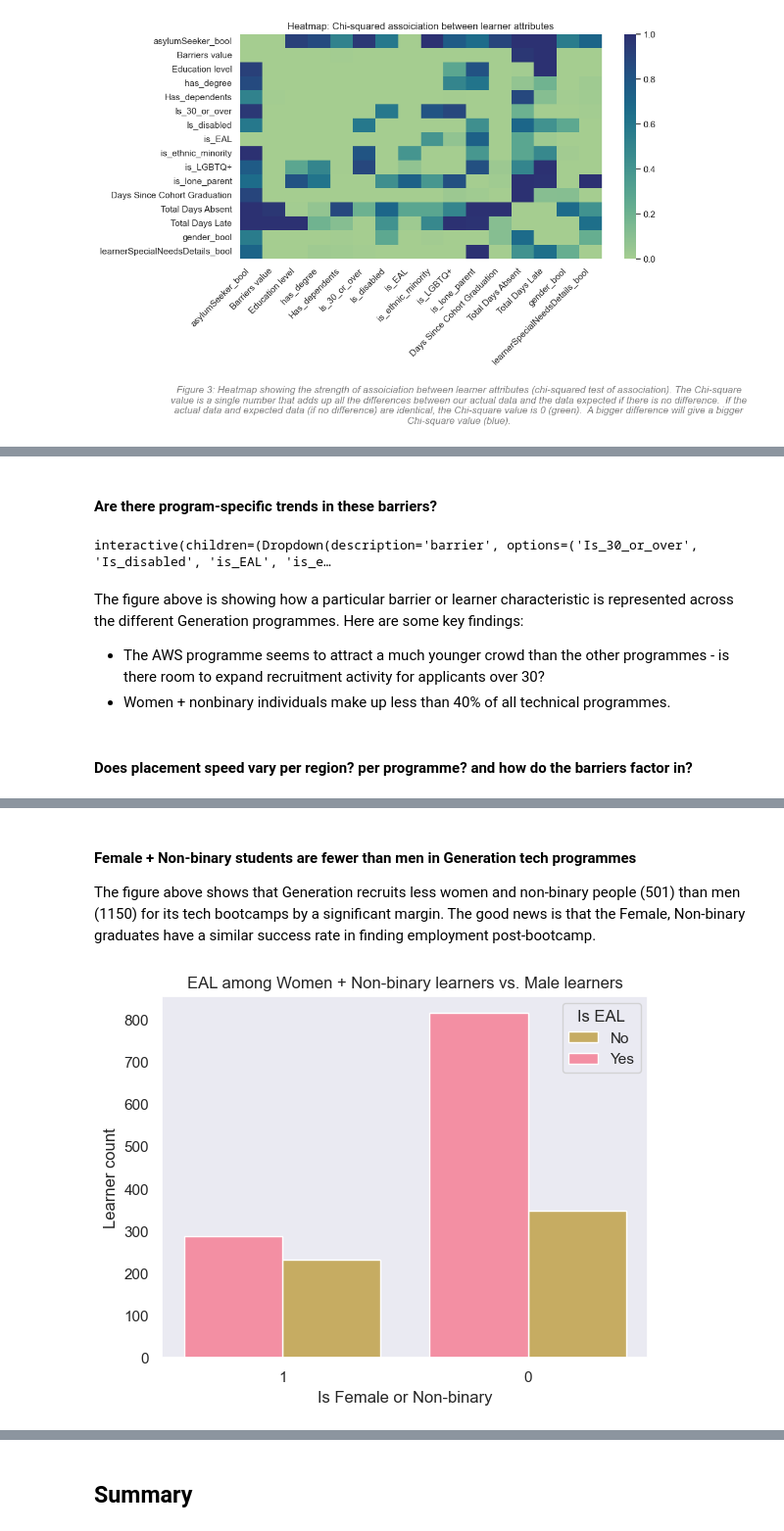
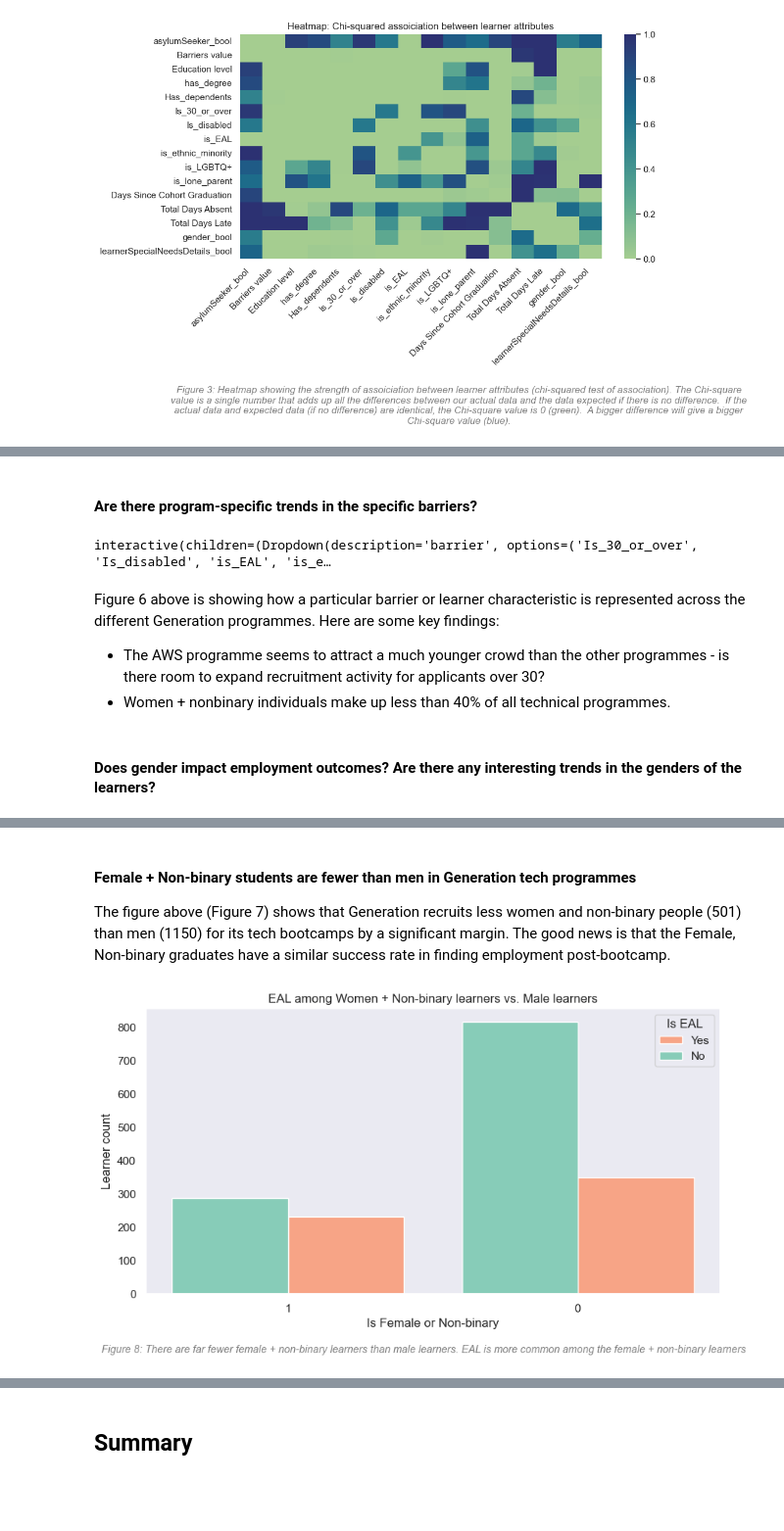
Before and after one commit to Meg-Guidry/Codeop_individul_project, a Jupyter notebook: Codeop_individual_proj_final.ipynb, the cells around one changed output, grey strips where cells are left out. Shown at 98% size. Cells and saved outputs as stored; diff of their text form; code cells hidden in the pictures; blank space fills up the shorter version.

```diff
--- a/Codeop_individual_proj_final.ipynb
+++ b/Codeop_individual_proj_final.ipynb
@@ -124,7 +125,7 @@ NOTE: The feature "Barriers value" is a count of all the barriers metrics that d
 plt.figure(figsize=(10, 5))
 sns.set_theme
 sns.set_style("dark")
-sns.set_palette("husl")
+sns.set_palette("Set2")
 
 sns.histplot(data= gen_df,
              x="Barriers value"
@@ -276,5 +301,5 @@ plt.show()
 # %% [markdown]
-#### Are there program-specific trends in these barriers?
+#### Are there program-specific trends in the specific barriers?
 # %%
 # Create a stacked bar chart:
 
@@ -324,11 +349,11 @@ def stacked_barchart(barrier=["Is_30_or_over",
 # %% [output]
 interactive(children=(Dropdown(description='barrier', options=('Is_30_or_over', 'Is_disabled', 'is_EAL', 'is_e…
 # %% [markdown]
-The figure above is showing how a particular barrier or learner characteristic is represented across the different Generation programmes. Here are some key findings:
+Figure 6 above is showing how a particular barrier or learner characteristic is represented across the different Generation programmes. Here are some key findings:
 - The AWS programme seems to attract a much younger crowd than the other programmes - is there room to expand recruitment activity for applicants over 30?
 - Women + nonbinary individuals make up less than 40% of all technical programmes.
 # %% [markdown]
-#### Does placement speed vary per region? per programme? and how do the barriers factor in?
+#### Does gender impact employment outcomes? Are there any interesting trends in the genders of the learners?
 # %%
 def Sankey_data_preprocessing(feature_list, data, stop_points = None):
     # replace with feature_list
@@ -401,20 +426,23 @@ Sankey_plot(source_, target_, value_, labels=labels, title_text_= "Employment ou
 [interactive output not drawn]
 # %% [markdown]
 #### Female + Non-binary students are fewer than men in Generation tech programmes
-The figure above shows that Generation recruits less women and non-binary people (501) than men (1150) for its tech bootcamps by a significant margin. The good news is that the Female, Non-binary graduates have a similar success rate in finding employment post-bootcamp.
+The figure above (Figure 7) shows that Generation recruits less women and non-binary people (501) than men (1150) for its tech bootcamps by a significant margin. The good news is that the Female, Non-binary graduates have a similar success rate in finding employment post-bootcamp.
 # %%
 # How does EAL relate to post-bootcamp placement?
+plt.figure(figsize=(10, 5))
 
 sns.histplot(x=gen_df["gender_bool"].astype(str),
              hue=gen_df["is_EAL"],
              multiple="dodge",
              shrink=.8)
 
-plt.legend(('No', 'Yes'), title="Is EAL", loc='upper right')
+plt.legend(('Yes', 'No'), title="Is EAL", loc='upper right')
 plt.ylabel("Learner count")
 plt.xlabel("Is Female or Non-binary")
 plt.title("EAL among Women + Non-binary learners vs. Male learners")
+txt="Figure 8: There are far fewer female + non-binary learners than male learners. EAL is more common among the female + non-binary learners"
+plt.figtext(0.5, -0.05, txt, wrap=True, horizontalalignment='center', fontsize=10, color="0.5", style='italic')
 plt.show()
 # %% [output]
-[figure, old version]
+[figure, new version]
 # %% [markdown]
```
Also changed, not shown: parts of 27 cells of this notebook.
